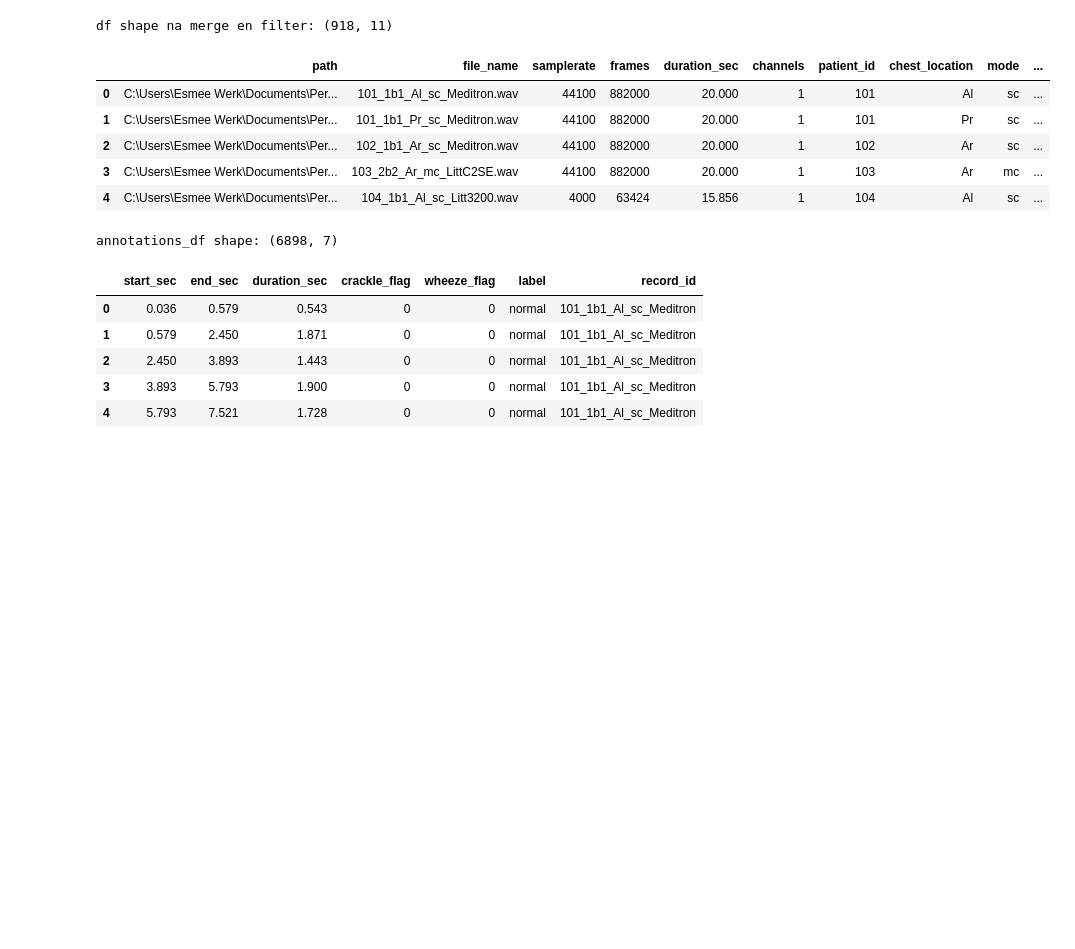
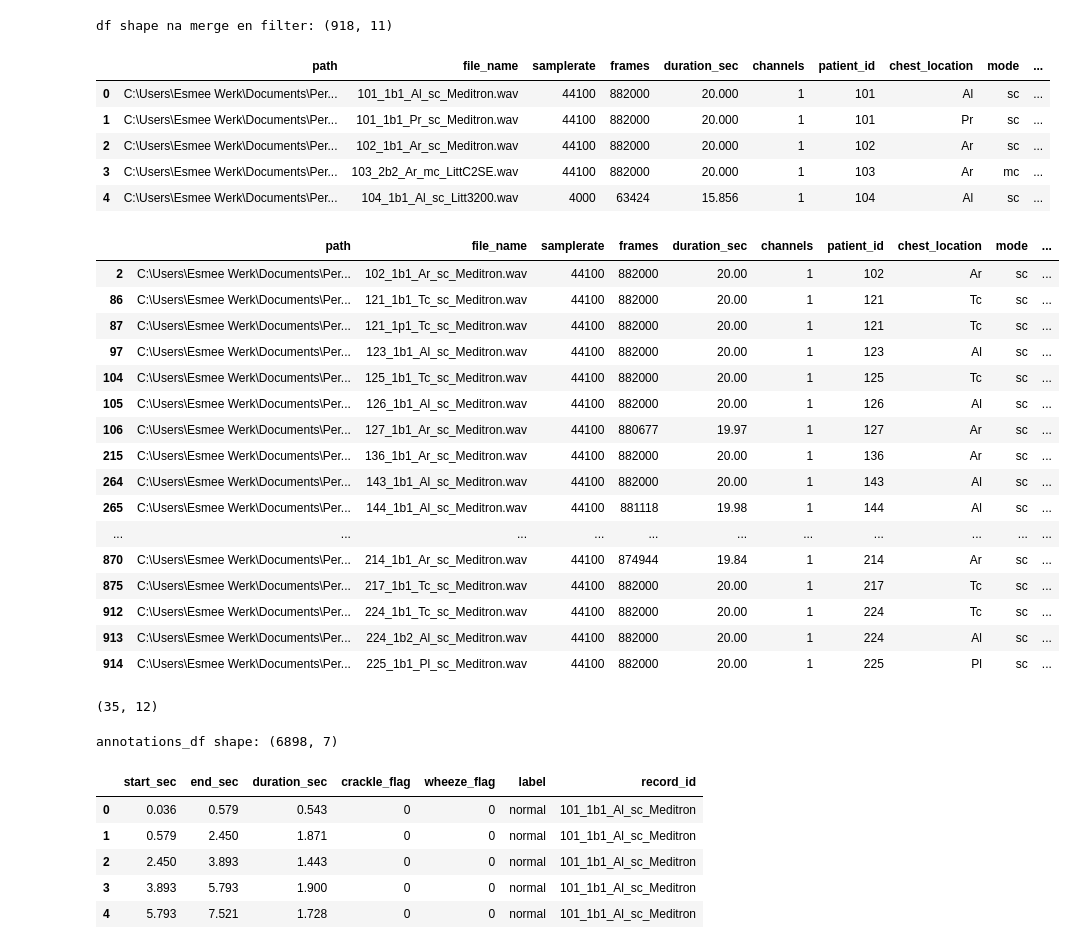
Before and after one commit to EsmeeK1/AI-Onderzoeksvragen, a Jupyter notebook: research_questions/heart_and_lungsounds/notebooks/icbhi/1_icbhi_eda.ipynb, the cells around one changed output. Drawn from its saved outputs; the diff is of its cells as text; code cells hidden in the pictures; blank space fills up the shorter version.

```diff
--- a/research_questions/heart_and_lungsounds/notebooks/icbhi/1_icbhi_eda.ipynb
+++ b/research_questions/heart_and_lungsounds/notebooks/icbhi/1_icbhi_eda.ipynb
@@ -208,6 +208,30 @@ df shape na merge en filter: (918, 11)
 | 2 | C:\Users\Esmee Werk\Documents\Per... | 102_1b1_Ar_sc_Meditron.wav | 44100 | 882000 | 20.000 | 1 | 102 | Ar | sc | ... |
 | 3 | C:\Users\Esmee Werk\Documents\Per... | 103_2b2_Ar_mc_LittC2SE.wav | 44100 | 882000 | 20.000 | 1 | 103 | Ar | mc | ... |
 | 4 | C:\Users\Esmee Werk\Documents\Per... | 104_1b1_Al_sc_Litt3200.wav | 4000 | 63424 | 15.856 | 1 | 104 | Al | sc | ... |
+# %%
+df[df['diagnosis_norm'] == 'Healthy']
+# %% [output]
+|  | path | file_name | samplerate | frames | duration_sec | channels | patient_id | chest_location | mode | ... |
+| 2 | C:\Users\Esmee Werk\Documents\Per... | 102_1b1_Ar_sc_Meditron.wav | 44100 | 882000 | 20.00 | 1 | 102 | Ar | sc | ... |
+| 86 | C:\Users\Esmee Werk\Documents\Per... | 121_1b1_Tc_sc_Meditron.wav | 44100 | 882000 | 20.00 | 1 | 121 | Tc | sc | ... |
+| 87 | C:\Users\Esmee Werk\Documents\Per... | 121_1p1_Tc_sc_Meditron.wav | 44100 | 882000 | 20.00 | 1 | 121 | Tc | sc | ... |
+| 97 | C:\Users\Esmee Werk\Documents\Per... | 123_1b1_Al_sc_Meditron.wav | 44100 | 882000 | 20.00 | 1 | 123 | Al | sc | ... |
+| 104 | C:\Users\Esmee Werk\Documents\Per... | 125_1b1_Tc_sc_Meditron.wav | 44100 | 882000 | 20.00 | 1 | 125 | Tc | sc | ... |
+| 105 | C:\Users\Esmee Werk\Documents\Per... | 126_1b1_Al_sc_Meditron.wav | 44100 | 882000 | 20.00 | 1 | 126 | Al | sc | ... |
+| 106 | C:\Users\Esmee Werk\Documents\Per... | 127_1b1_Ar_sc_Meditron.wav | 44100 | 880677 | 19.97 | 1 | 127 | Ar | sc | ... |
+| 215 | C:\Users\Esmee Werk\Documents\Per... | 136_1b1_Ar_sc_Meditron.wav | 44100 | 882000 | 20.00 | 1 | 136 | Ar | sc | ... |
+| 264 | C:\Users\Esmee Werk\Documents\Per... | 143_1b1_Al_sc_Meditron.wav | 44100 | 882000 | 20.00 | 1 | 143 | Al | sc | ... |
+| 265 | C:\Users\Esmee Werk\Documents\Per... | 144_1b1_Al_sc_Meditron.wav | 44100 | 881118 | 19.98 | 1 | 144 | Al | sc | ... |
+| ... | ... | ... | ... | ... | ... | ... | ... | ... | ... | ... |
+| 870 | C:\Users\Esmee Werk\Documents\Per... | 214_1b1_Ar_sc_Meditron.wav | 44100 | 874944 | 19.84 | 1 | 214 | Ar | sc | ... |
+| 875 | C:\Users\Esmee Werk\Documents\Per... | 217_1b1_Tc_sc_Meditron.wav | 44100 | 882000 | 20.00 | 1 | 217 | Tc | sc | ... |
+| 912 | C:\Users\Esmee Werk\Documents\Per... | 224_1b1_Tc_sc_Meditron.wav | 44100 | 882000 | 20.00 | 1 | 224 | Tc | sc | ... |
+| 913 | C:\Users\Esmee Werk\Documents\Per... | 224_1b2_Al_sc_Meditron.wav | 44100 | 882000 | 20.00 | 1 | 224 | Al | sc | ... |
+| 914 | C:\Users\Esmee Werk\Documents\Per... | 225_1b1_Pl_sc_Meditron.wav | 44100 | 882000 | 20.00 | 1 | 225 | Pl | sc | ... |
+# %%
+print(df[df['diagnosis_norm'] == 'Healthy'].shape)
+# %% [output]
+(35, 12)
 # %%
 def parse_annotation_file(txt_path: Path) -> pd.DataFrame:
     """
```
Also changed, not shown: 4 other files.
